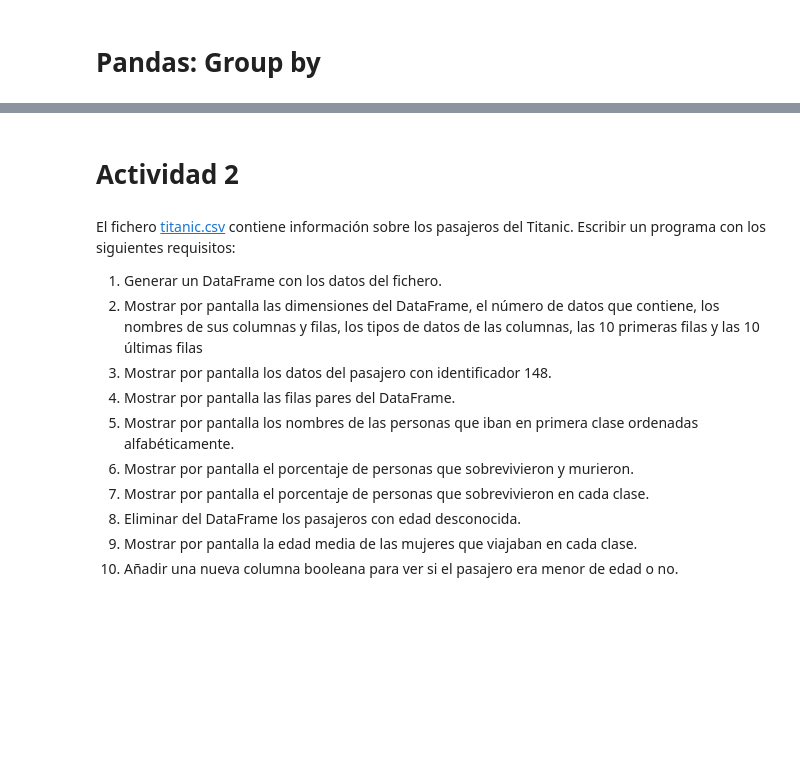
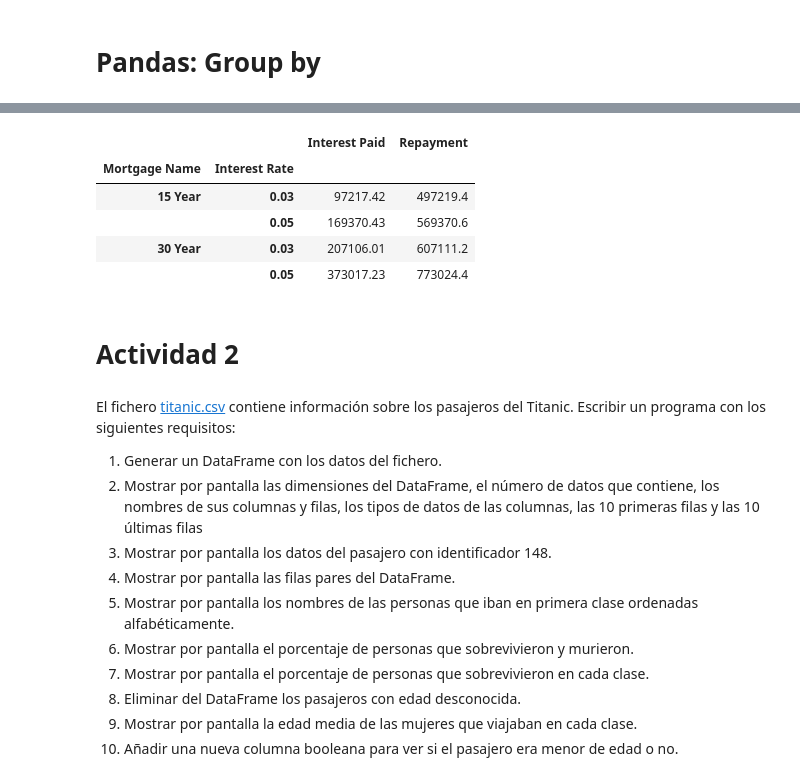
Before and after one commit to polivares/DataScience2022-2, a Jupyter notebook: 2-Pandas/2-Pandas.ipynb, the cells around one changed output, grey strips where cells are left out. Saved outputs shown, nothing was run; the diff lists cells and outputs as text; code cells hidden in the pictures; blank space fills up the shorter version.

```diff
--- a/2-Pandas/2-Pandas.ipynb
+++ b/2-Pandas/2-Pandas.ipynb
@@ -681,5 +821,12 @@ df.head()
 # %%
-df.groupby(['Mortgage Name', 'Interest Rate'])[['Interest Paid']].sum()
+df.groupby(['Mortgage Name', 'Interest Rate'])[['Interest Paid', 'Repayment']].sum()
+# %% [output]
+|  |  | Interest Paid | Repayment |
+| Mortgage Name | Interest Rate |  |  |
+| 15 Year | 0.03 | 97217.42 | 497219.4 |
+|  | 0.05 | 169370.43 | 569370.6 |
+| 30 Year | 0.03 | 207106.01 | 607111.2 |
+|  | 0.05 | 373017.23 | 773024.4 |
 # %% [markdown]
 # Actividad 2
 # %% [markdown]
```
Also changed, not shown: parts of 16 cells of this notebook, 25 other files.
